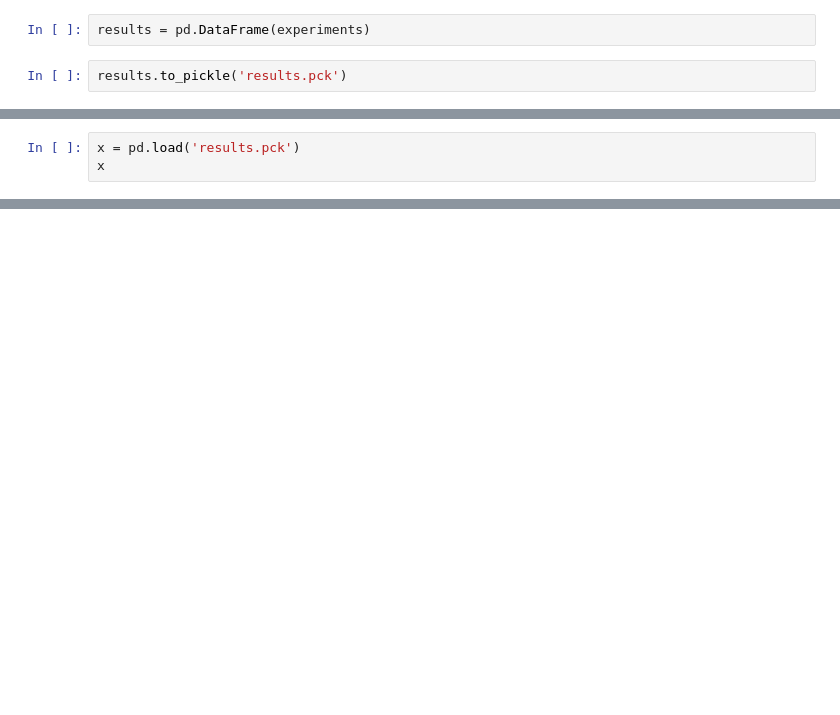
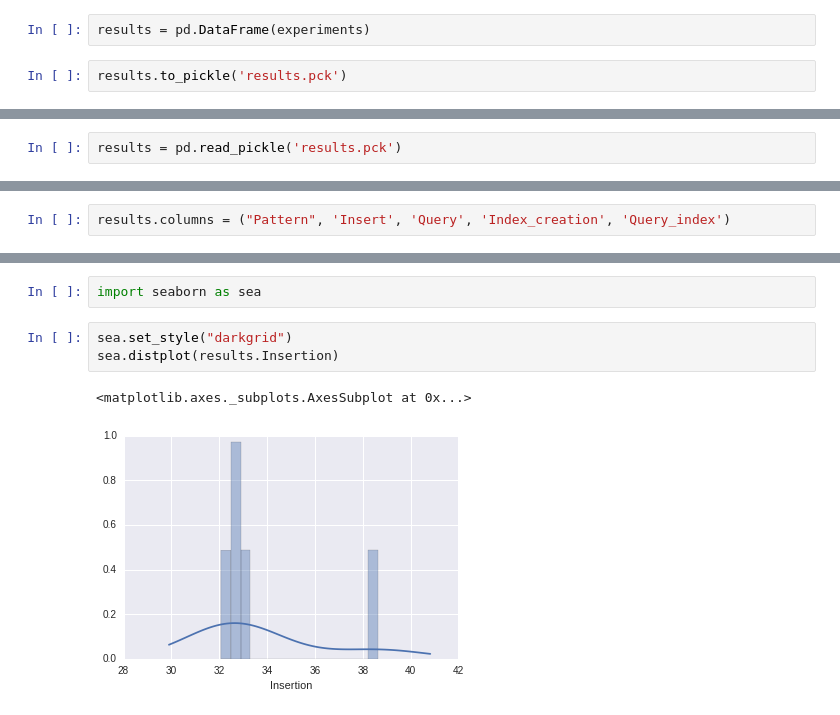
Before and after one commit to miltonlab/pyresearch, a Jupyter notebook: trees-mongodb/Trees NOSQL MongoDB.ipynb, the cells around one changed output, grey strips where cells are left out. Drawn from its saved outputs; the diff is of its cells as text; blank space fills up the shorter version.

```diff
--- a/trees-mongodb/Trees NOSQL MongoDB.ipynb
+++ b/trees-mongodb/Trees NOSQL MongoDB.ipynb
@@ -522,3 +507,2 @@ results.to_pickle('results.pck')
 # %%
-x = pd.load('results.pck')
-x
+results = pd.read_pickle('results.pck')
@@ -531,0 +509,2 @@ x
+# %%
+results.columns = ("Pattern", 'Insert', 'Query', 'Index_creation', 'Query_index')
@@ -531,0 +520,8 @@ x
+# %%
+import seaborn as sea
+# %%
+sea.set_style("darkgrid")
+sea.distplot(results.Insertion)
+# %% [output]
+<matplotlib.axes._subplots.AxesSubplot at 0x...>
+[figure, added]
```
Also changed, not shown: parts of 6 cells of this notebook, 1 other file.
